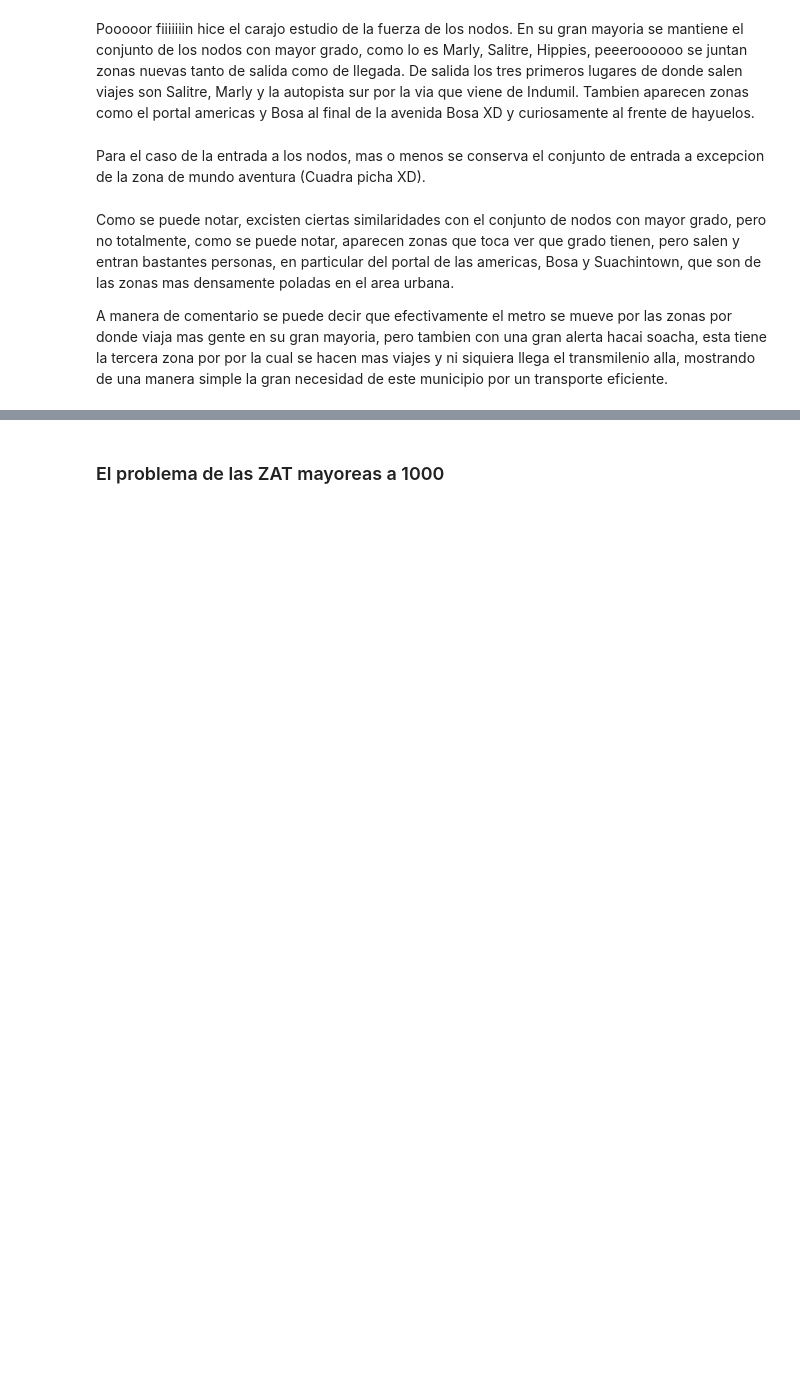
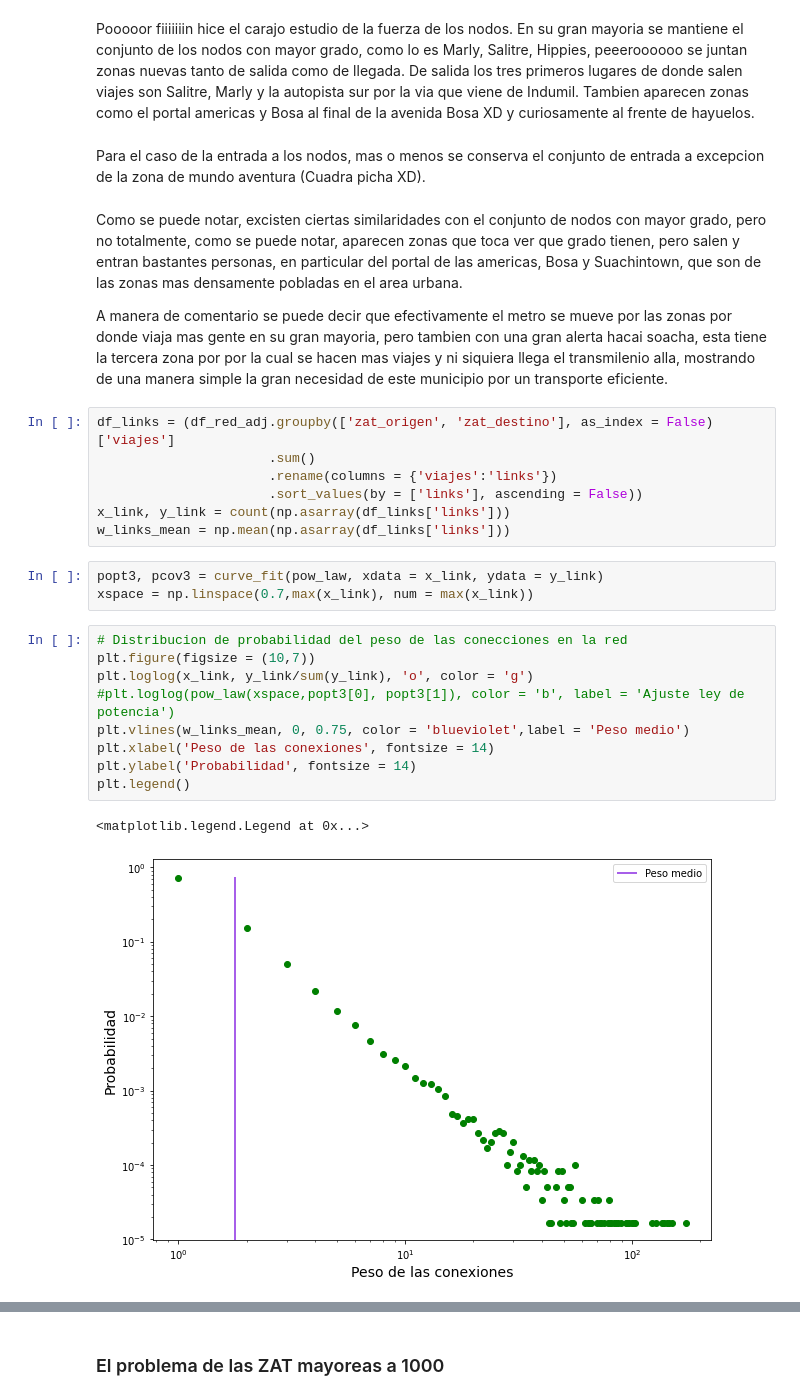
Before and after one commit to saramirezva/Tesis-congestion-Bogota, a Jupyter notebook: Red_completa_Bogota.ipynb, the cells around one changed output, grey strips where cells are left out. Drawn from its saved outputs; the diff is of its cells as text; blank space fills up the shorter version.

```diff
--- a/Red_completa_Bogota.ipynb
+++ b/Red_completa_Bogota.ipynb
@@ -468,6 +491,28 @@ Pooooor fiiiiiiin hice el carajo estudio de la fuerza de los nodos. En su gran m
 # %% [markdown]
 Para el caso de la entrada a los nodos, mas o menos se conserva el conjunto de entrada a excepcion de la zona de mundo aventura (Cuadra picha XD).
 # %% [markdown]
-Como se puede notar, excisten ciertas similaridades con el conjunto de nodos con mayor grado, pero no totalmente, como se puede notar, aparecen zonas que toca ver que grado tienen, pero salen y entran bastantes personas, en particular del portal de las americas, Bosa y Suachintown, que son de las zonas mas densamente poladas en el area urbana.
+Como se puede notar, excisten ciertas similaridades con el conjunto de nodos con mayor grado, pero no totalmente, como se puede notar, aparecen zonas que toca ver que grado tienen, pero salen y entran bastantes personas, en particular del portal de las americas, Bosa y Suachintown, que son de las zonas mas densamente pobladas en el area urbana.
 
 A manera de comentario se puede decir que efectivamente el metro se mueve por las zonas por donde viaja mas gente en su gran mayoria, pero tambien con una gran alerta hacai soacha, esta tiene la tercera zona por por la cual se hacen mas viajes y ni siquiera llega el transmilenio alla, mostrando de una manera simple la gran necesidad de este municipio por un transporte eficiente.
+# %%
+df_links = (df_red_adj.groupby(['zat_origen', 'zat_destino'], as_index = False)['viajes']
+                      .sum()
+                      .rename(columns = {'viajes':'links'})
+                      .sort_values(by = ['links'], ascending = False))
+x_link, y_link = count(np.asarray(df_links['links']))
+w_links_mean = np.mean(np.asarray(df_links['links']))
+# %%
+popt3, pcov3 = curve_fit(pow_law, xdata = x_link, ydata = y_link)
+xspace = np.linspace(0.7,max(x_link), num = max(x_link))
+# %%
+# Distribucion de probabilidad del peso de las conecciones en la red
+plt.figure(figsize = (10,7))
+plt.loglog(x_link, y_link/sum(y_link), 'o', color = 'g')
+#plt.loglog(pow_law(xspace,popt3[0], popt3[1]), color = 'b', label = 'Ajuste ley de potencia')
+plt.vlines(w_links_mean, 0, 0.75, color = 'blueviolet',label = 'Peso medio')
+plt.xlabel('Peso de las conexiones', fontsize = 14)
+plt.ylabel('Probabilidad', fontsize = 14)
+plt.legend()
+# %% [output]
+<matplotlib.legend.Legend at 0x...>
+[figure, added]
```
Also changed, not shown: parts of 15 cells of this notebook.
